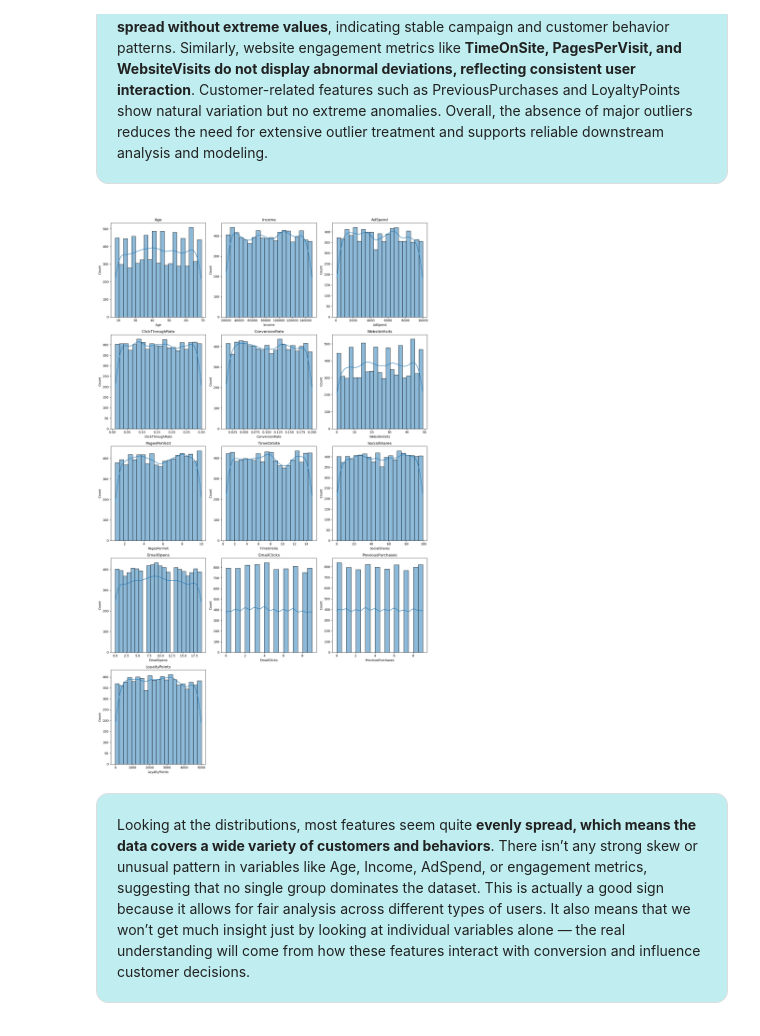
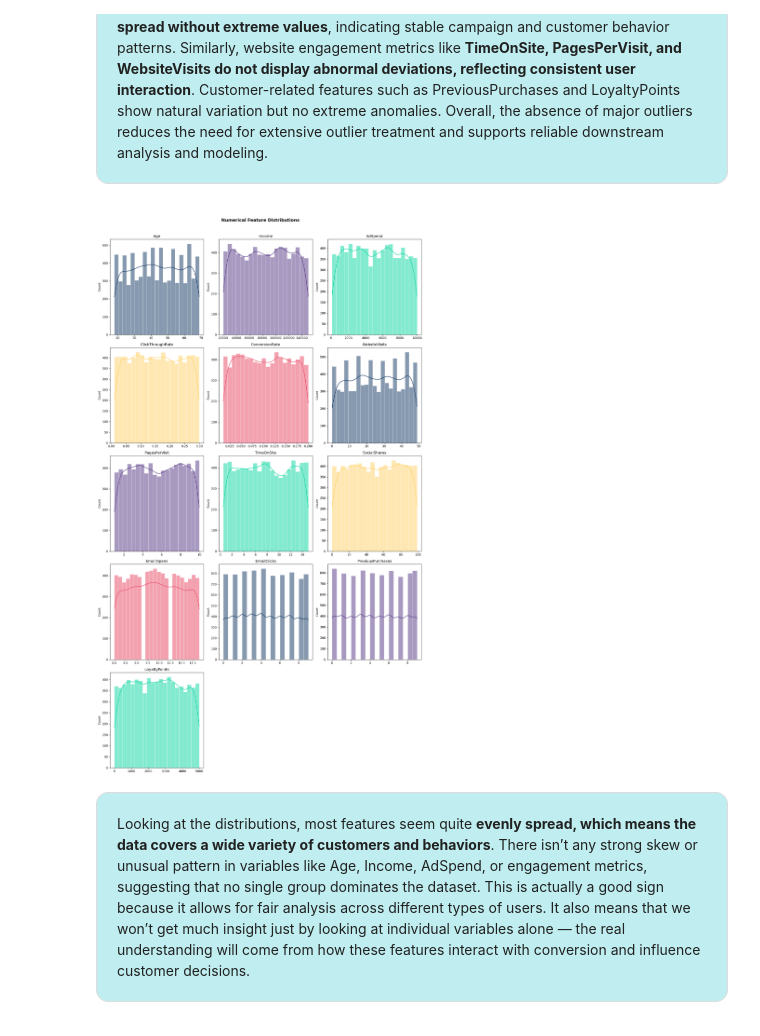
Before and after one commit to Poojaschavan97/Digital-Marketing-Campaign, a Jupyter notebook: Digital Marketing.ipynb, the cells around one changed output. Cells and saved outputs as stored; diff of their text form; code cells hidden in the pictures.

```diff
--- a/Digital Marketing.ipynb
+++ b/Digital Marketing.ipynb
@@ -299,25 +329,26 @@ outlier_detection()
 </div>
 # %%
 # histplot for distribution of numberical data
-def numerical_distribution():
-    num_col = digital_data.select_dtypes(include=['int64','float64']).columns.drop(['CustomerID','Conversion'])
 
-    n = len(num_col)
-    cols = 3
-    rows = math.ceil(n/cols)
+num_col = digital_data.select_dtypes(include=['int64','float64']).columns.drop(['CustomerID','Conversion'])
 
-    plt.figure(figsize=(15,5*rows))
-    for i,col in enumerate(num_col,1):
-        plt.subplot(rows,cols,i)
-        sns.histplot(digital_data[col],kde=True)
-        plt.title(col)
+n = len(num_col)
+cols = 3
+rows = math.ceil(n/cols)
 
-    plt.tight_layout()
-    plt.show()
-
-numerical_distribution()
+plt.figure(figsize=(15,5*rows))
+for i,col in enumerate(num_col,1):
+    plt.subplot(rows,cols,i)
+    sns.histplot(digital_data[col],kde=True,
+                color = PALETTE[i%len(PALETTE)],
+                 edgecolor = 'white', linewidth = 0.5)
+    plt.xlabel("")
+    plt.title(col)
+plt. suptitle("Numerical Feature Distributions", fontsize =14, fontweight = 'bold', y=1.01)
+plt.tight_layout()
+plt.show()
 # %% [output]
-[figure, old version]
+[figure, new version]
 # %% [markdown]
 <div style="
     background-color:#C0EEF0;
```
Also changed, not shown: parts of 35 cells of this notebook.
